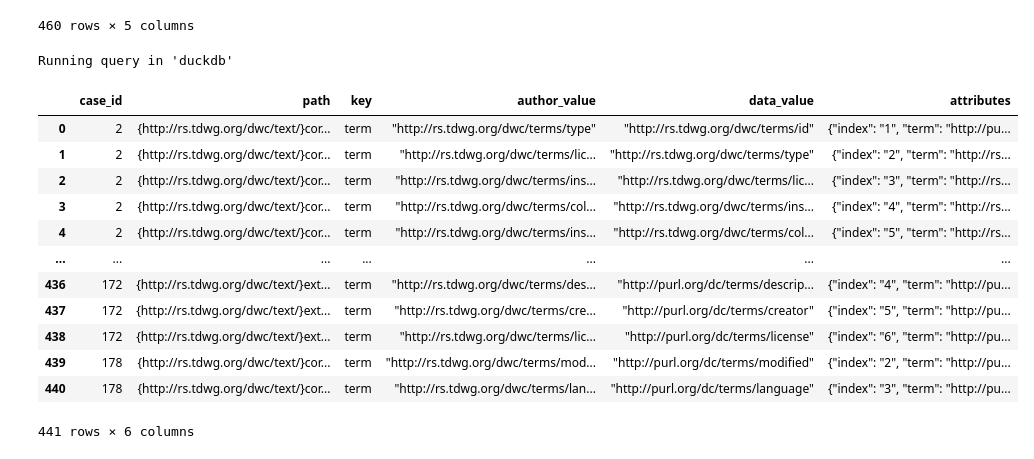
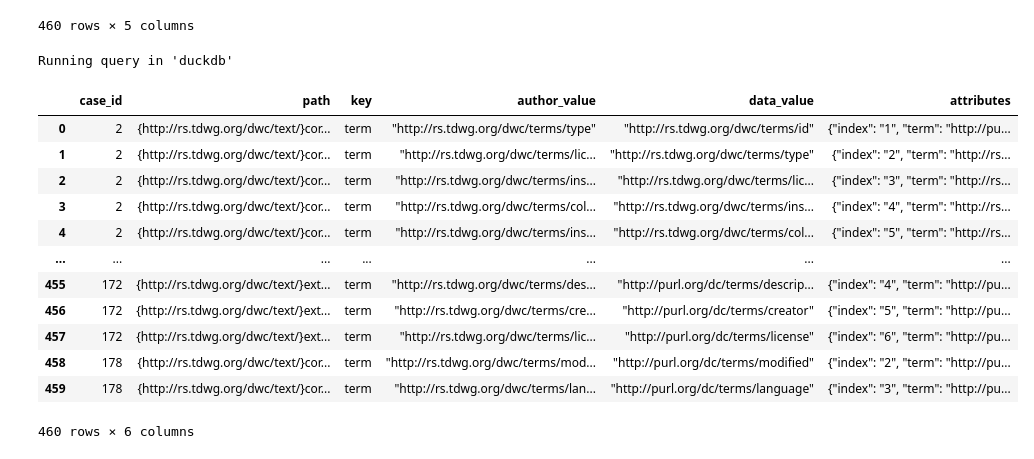
Before and after one commit to mitja-o/metadata-assistant, a Jupyter notebook: _evaluation/statistics/results/cons_cons_semantic_similarity.ipynb, the cells around one changed output. Cells and saved outputs as stored; diff of their text form; code cells hidden in the pictures.

```diff
--- a/_evaluation/statistics/results/cons_cons_semantic_similarity.ipynb
+++ b/_evaluation/statistics/results/cons_cons_semantic_similarity.ipynb
@@ -1382,37 +1675,37 @@ Running query in 'duckdb'
 # %%
 %%sql
 SELECT aja.case_id, aja.path, aja.key, aja.value  AS author_value, dja.value AS data_value, gt_dwc.attributes
 FROM shared_data_author_dwc_t_nodes__sim_attributes__data_unpacked AS dja
 JOIN shared_data_author_dwc_t_nodes__sim_attributes__author_unpacked AS aja
     ON  aja.path = dja.path
     AND aja.case_id = dja.case_id
     AND aja.key = dja.key
-JOIN gt_dwc_t_data_nodes as gt_dwc
+LEFT JOIN gt_dwc_t_data_nodes as gt_dwc
     ON aja.case_id = gt_dwc.case_id
     AND aja.path = gt_dwc.path
 WHERE aja.value <> dja.value
     AND NOT (contains(aja.value, 'not-derived') OR contains(aja.value, 'GAP'))
     AND NOT (contains(dja.value, 'not-derived') OR contains(dja.value, 'GAP'))
     AND aja.case_id NOT IN (
         SELECT DISTINCT d.case_id
         FROM shared_data_author_dwc_t_nodes__sim_text AS d
         WHERE d.data_text <> d.author_text
     )
     AND aja.key = 'term'
 ORDER BY case_id
 ;
 # %% [output]
 Running query in 'duckdb'
 |  | case_id | path | key | author_value | data_value | attributes |
 | 0 | 2 | {http://rs.tdwg.org/dwc/text/}cor... | term | "http://rs.tdwg.org/dwc/terms/type" | "http://rs.tdwg.org/dwc/terms/id" | {"index": "1", "term": "http://pu... |
 | 1 | 2 | {http://rs.tdwg.org/dwc/text/}cor... | term | "http://rs.tdwg.org/dwc/terms/lic... | "http://rs.tdwg.org/dwc/terms/type" | {"index": "2", "term": "http://rs... |
 | 2 | 2 | {http://rs.tdwg.org/dwc/text/}cor... | term | "http://rs.tdwg.org/dwc/terms/ins... | "http://rs.tdwg.org/dwc/terms/lic... | {"index": "3", "term": "http://rs... |
 | 3 | 2 | {http://rs.tdwg.org/dwc/text/}cor... | term | "http://rs.tdwg.org/dwc/terms/col... | "http://rs.tdwg.org/dwc/terms/ins... | {"index": "4", "term": "http://rs... |
 | 4 | 2 | {http://rs.tdwg.org/dwc/text/}cor... | term | "http://rs.tdwg.org/dwc/terms/ins... | "http://rs.tdwg.org/dwc/terms/col... | {"index": "5", "term": "http://rs... |
 | ... | ... | ... | ... | ... | ... | ... |
-| 436 | 172 | {http://rs.tdwg.org/dwc/text/}ext... | term | "http://rs.tdwg.org/dwc/terms/des... | "http://purl.org/dc/terms/descrip... | {"index": "4", "term": "http://pu... |
-| 437 | 172 | {http://rs.tdwg.org/dwc/text/}ext... | term | "http://rs.tdwg.org/dwc/terms/cre... | "http://purl.org/dc/terms/creator" | {"index": "5", "term": "http://pu... |
-| 438 | 172 | {http://rs.tdwg.org/dwc/text/}ext... | term | "http://rs.tdwg.org/dwc/terms/lic... | "http://purl.org/dc/terms/license" | {"index": "6", "term": "http://pu... |
-| 439 | 178 | {http://rs.tdwg.org/dwc/text/}cor... | term | "http://rs.tdwg.org/dwc/terms/mod... | "http://purl.org/dc/terms/modified" | {"index": "2", "term": "http://pu... |
-| 440 | 178 | {http://rs.tdwg.org/dwc/text/}cor... | term | "http://rs.tdwg.org/dwc/terms/lan... | "http://purl.org/dc/terms/language" | {"index": "3", "term": "http://pu... |
+| 455 | 172 | {http://rs.tdwg.org/dwc/text/}ext... | term | "http://rs.tdwg.org/dwc/terms/des... | "http://purl.org/dc/terms/descrip... | {"index": "4", "term": "http://pu... |
+| 456 | 172 | {http://rs.tdwg.org/dwc/text/}ext... | term | "http://rs.tdwg.org/dwc/terms/cre... | "http://purl.org/dc/terms/creator" | {"index": "5", "term": "http://pu... |
+| 457 | 172 | {http://rs.tdwg.org/dwc/text/}ext... | term | "http://rs.tdwg.org/dwc/terms/lic... | "http://purl.org/dc/terms/license" | {"index": "6", "term": "http://pu... |
+| 458 | 178 | {http://rs.tdwg.org/dwc/text/}cor... | term | "http://rs.tdwg.org/dwc/terms/mod... | "http://purl.org/dc/terms/modified" | {"index": "2", "term": "http://pu... |
+| 459 | 178 | {http://rs.tdwg.org/dwc/text/}cor... | term | "http://rs.tdwg.org/dwc/terms/lan... | "http://purl.org/dc/terms/language" | {"index": "3", "term": "http://pu... |
-441 rows × 6 columns
+460 rows × 6 columns
```
Also changed, not shown: parts of 27 cells of this notebook, 2 other files.
